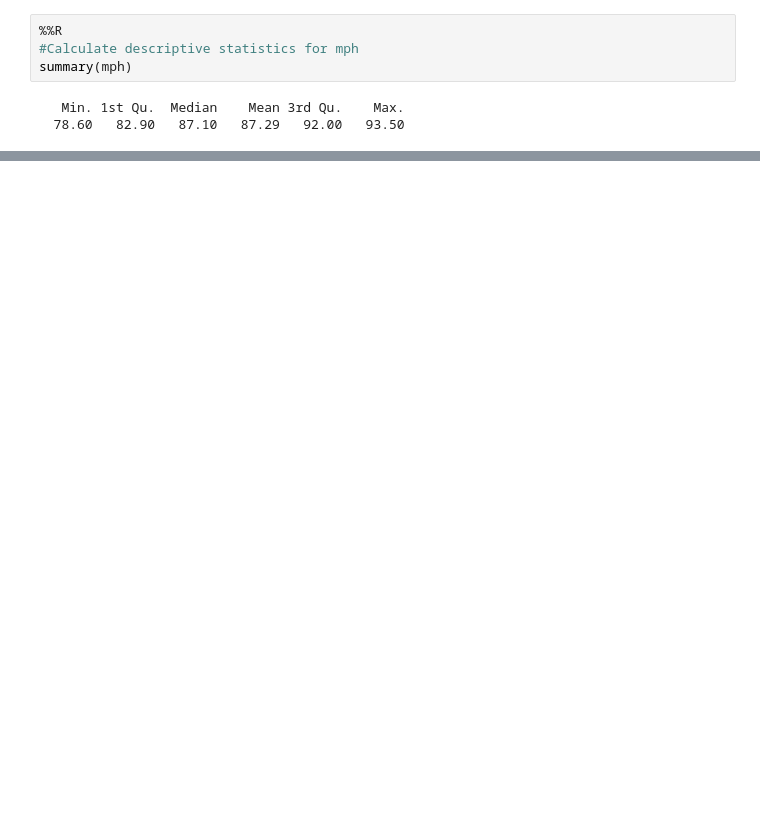
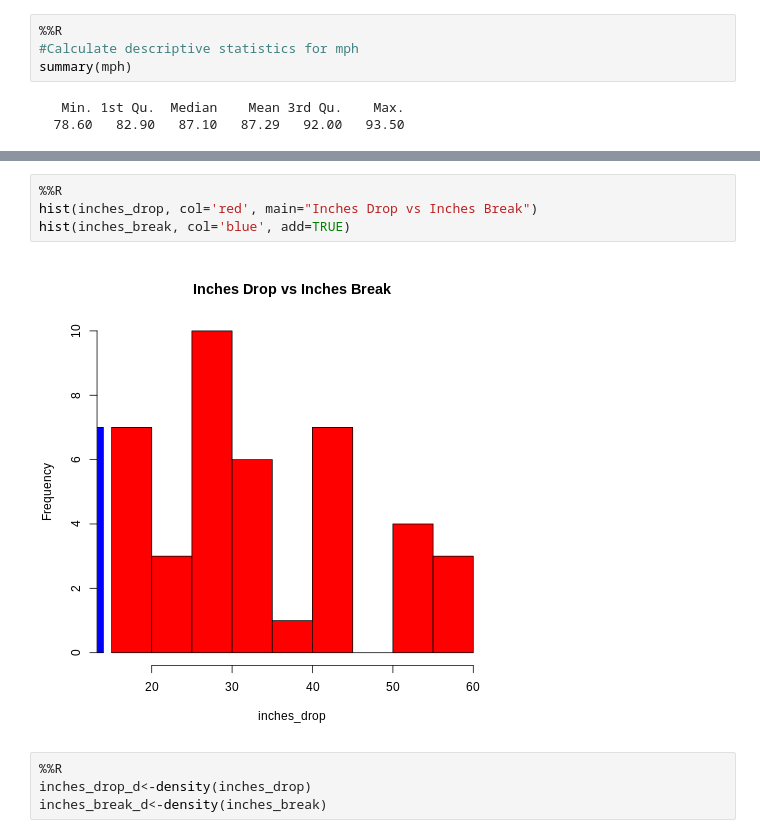
Before and after one commit to JScottLopez/mlb, a Jupyter notebook: MLB_Pitch_Types.ipynb, the cells around one changed output, grey strips where cells are left out. Cells and saved outputs as stored; diff of their text form; blank space fills up the shorter version.

```diff
--- a/MLB_Pitch_Types.ipynb
+++ b/MLB_Pitch_Types.ipynb
@@ -105,0 +89,10 @@ summary(mph)
+# %%
+%%R
+hist(inches_drop, col='red', main="Inches Drop vs Inches Break")
+hist(inches_break, col='blue', add=TRUE)
+# %% [output]
+[figure, added]
+# %%
+%%R
+inches_drop_d<-density(inches_drop)
+inches_break_d<-density(inches_break)
```
Also changed, not shown: parts of 9 cells of this notebook.
